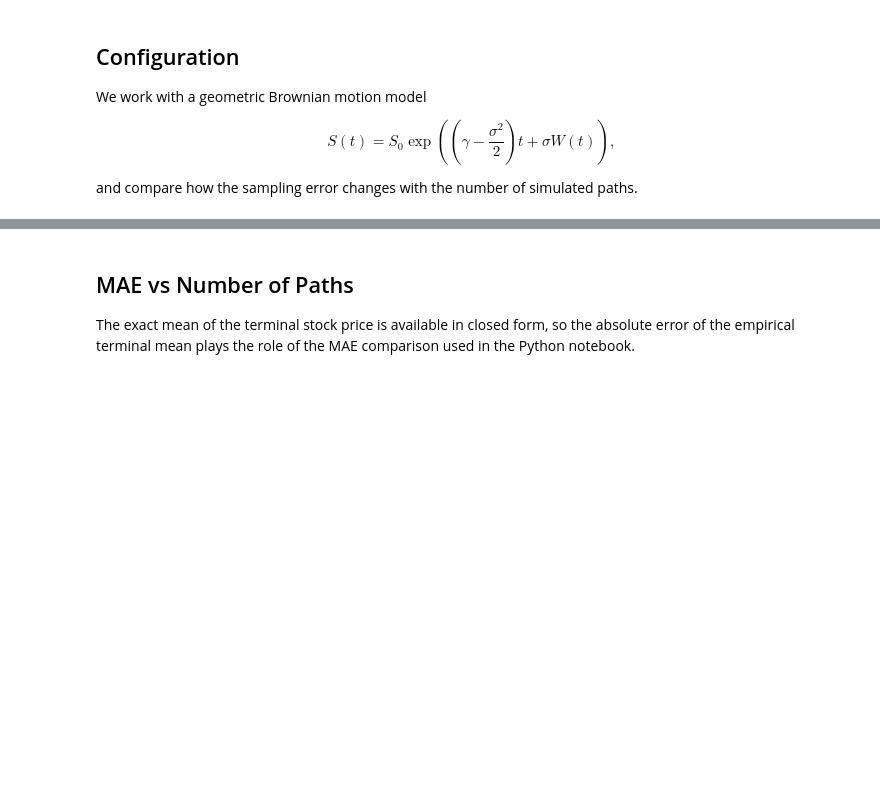
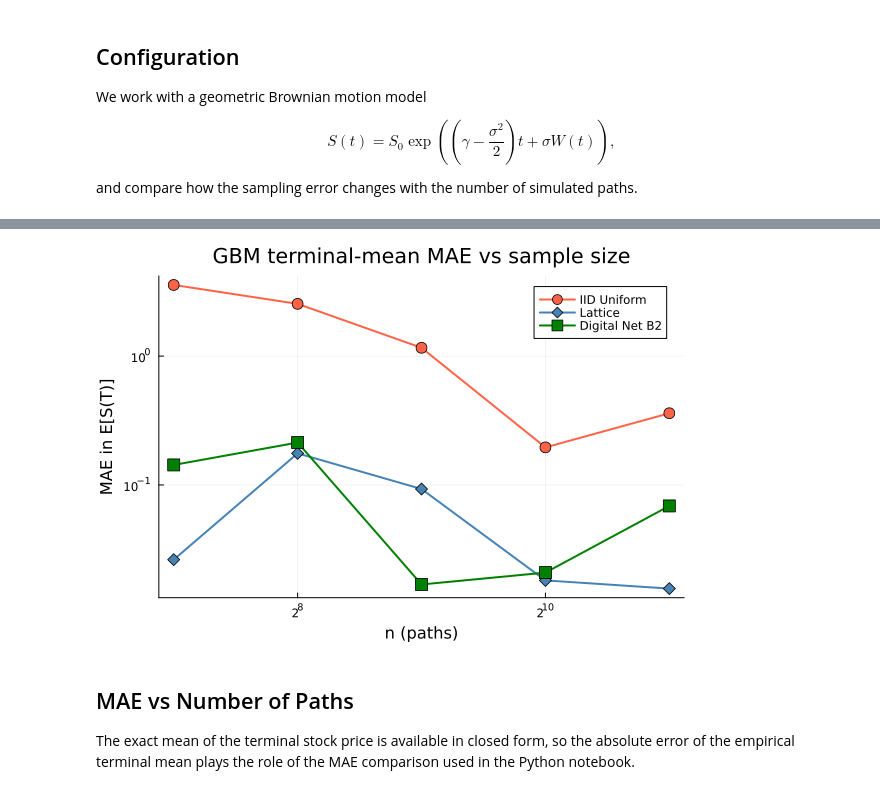
Before and after one commit to QMCSoftware/QMC.jl, a Jupyter notebook: demos/GBM/gbm_examples.ipynb, the cells around one changed output, grey strips where cells are left out. Saved outputs shown, nothing was run; the diff lists cells and outputs as text; code cells hidden in the pictures; blank space fills up the shorter version.

Commit message:
Add figures

```diff
--- a/demos/GBM/gbm_examples.ipynb
+++ b/demos/GBM/gbm_examples.ipynb
@@ -50,3 +54,18 @@ Digital net errors = [0.0564, 0.3294, 0.1147, 0.0139, 0.0417]
+# %%
+if HAVE_PLOTS
+    p = plot(ns, iid_errors;
+        xscale=:log2, yscale=:log10,
+        marker=:circle, lw=2, ms=6, color=:tomato, label="IID Uniform",
+        xlabel="n (paths)", ylabel="MAE in E[S(T)]",
+        title="GBM terminal-mean MAE vs sample size")
+    plot!(ns, lattice_errors;
+        marker=:diamond, lw=2, ms=6, color=:steelblue, label="Lattice")
+    plot!(ns, net_errors;
+        marker=:square, lw=2, ms=6, color=:green, label="Digital Net B2")
+    display(p)
+end
+# %% [output]
+[figure, added]
 # %% [markdown]
 ## MAE vs Number of Paths
 
```
Also changed, not shown: parts of 6 cells of this notebook, 6 other files.
